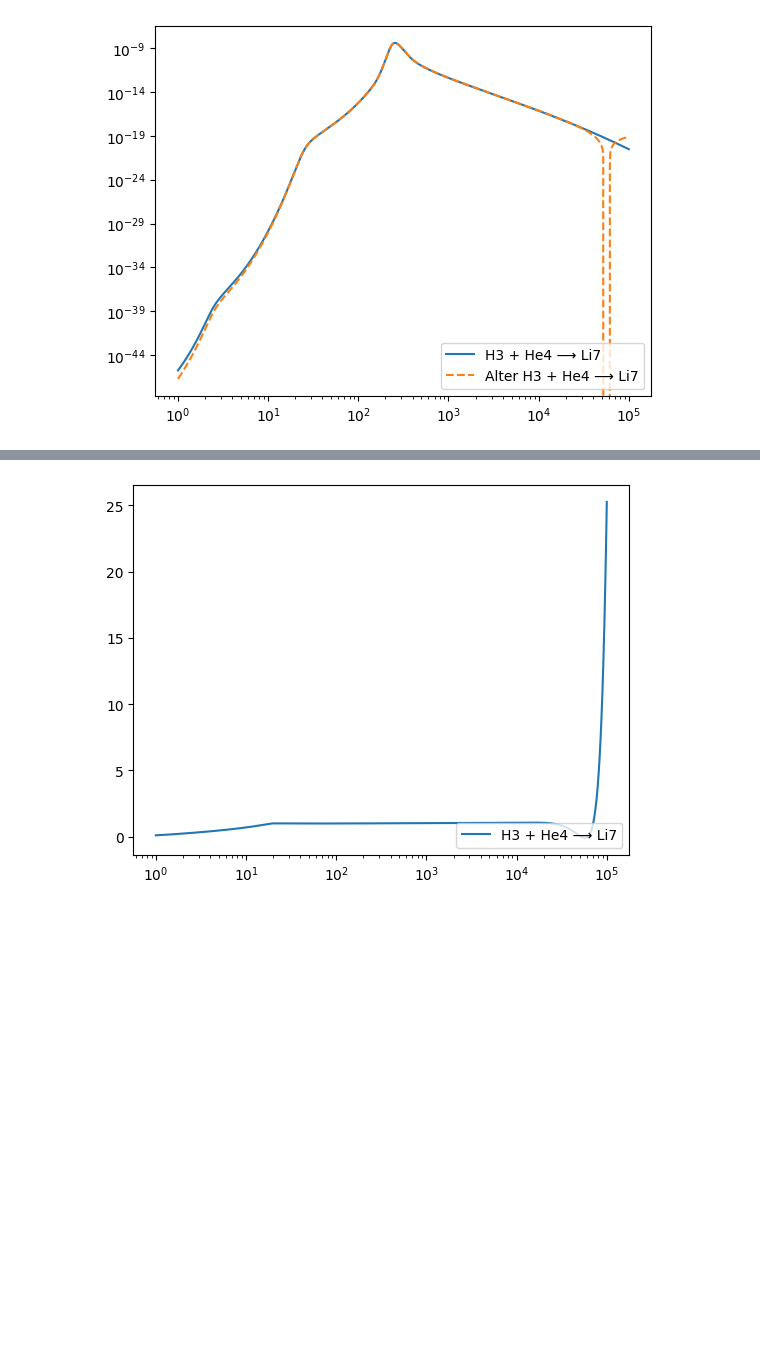
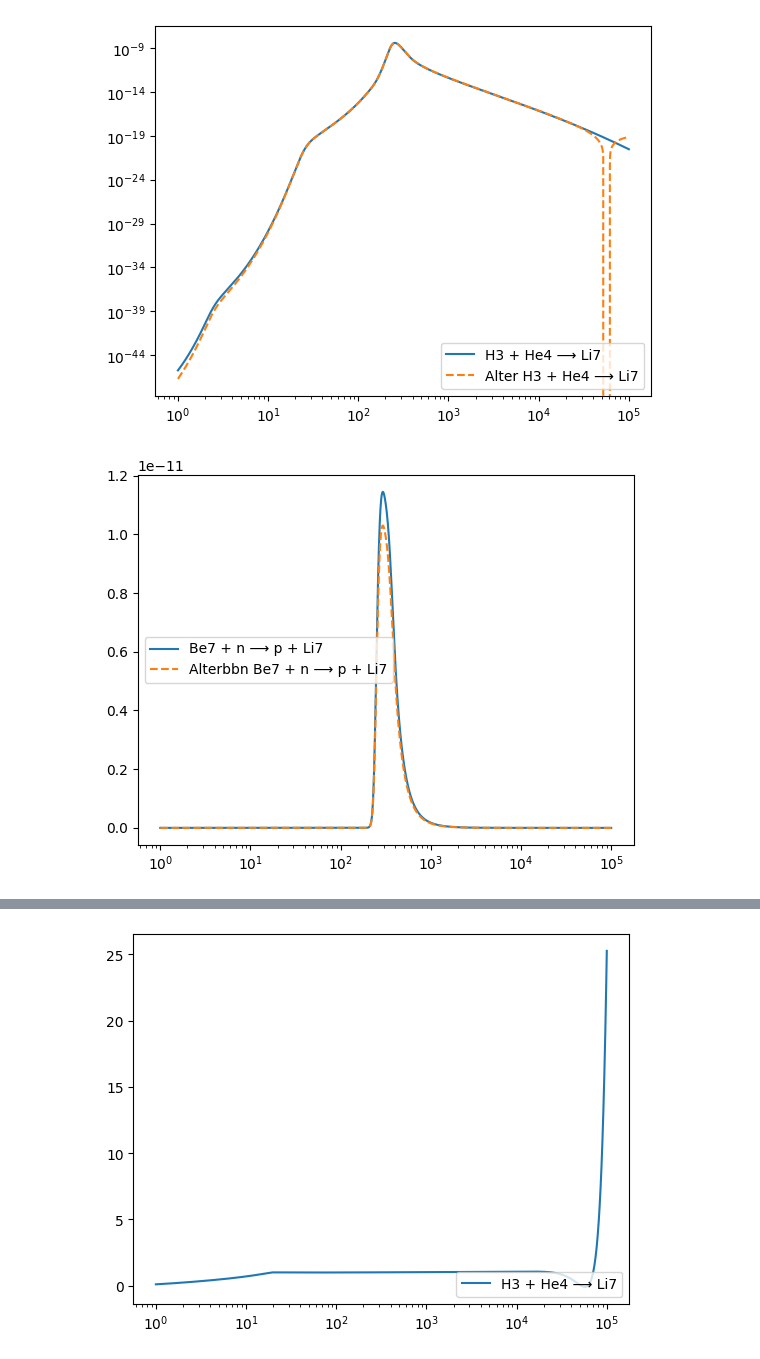
Before and after one commit to hansbdein/Speciale, a Jupyter notebook: full_size_network.ipynb, the cells around one changed output, grey strips where cells are left out. Cells and saved outputs as stored; diff of their text form; code cells hidden in the pictures; blank space fills up the shorter version.

```diff
--- a/full_size_network.ipynb
+++ b/full_size_network.ipynb
@@ -1171,3 +1199,12 @@ plt.yscale('log')
 #plt.xlim(5e4,7e4)
 # %% [output]
 [figure]
+# %%
+plt.figure()
+plt.plot((fullsolY.t+t_cut)/timeunit,mainBe7d,label='Be7 + n ⟶ p + Li7')
+plt.plot((fullsolY.t+t_cut)/timeunit,Alter_mainBe7d,'--',label='Alterbbn Be7 + n ⟶ p + Li7')
+
+plt.legend()
+plt.xscale('log')
+# %% [output]
+[figure, added]
```
Also changed, not shown: parts of 14 cells of this notebook, 2 other files.
